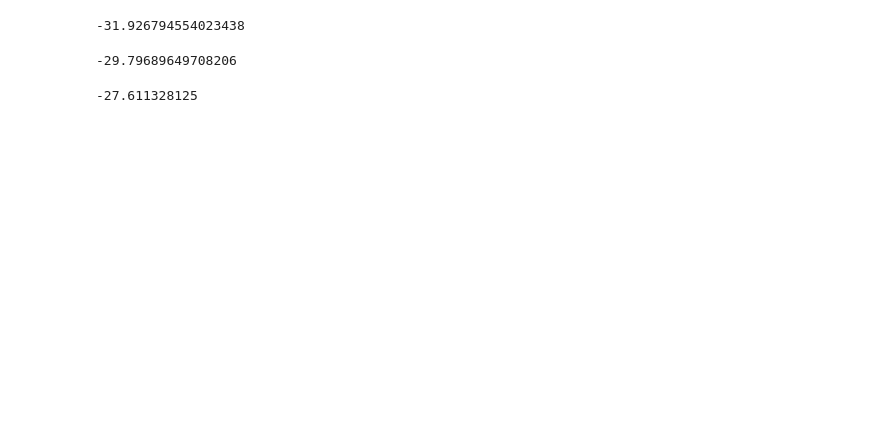
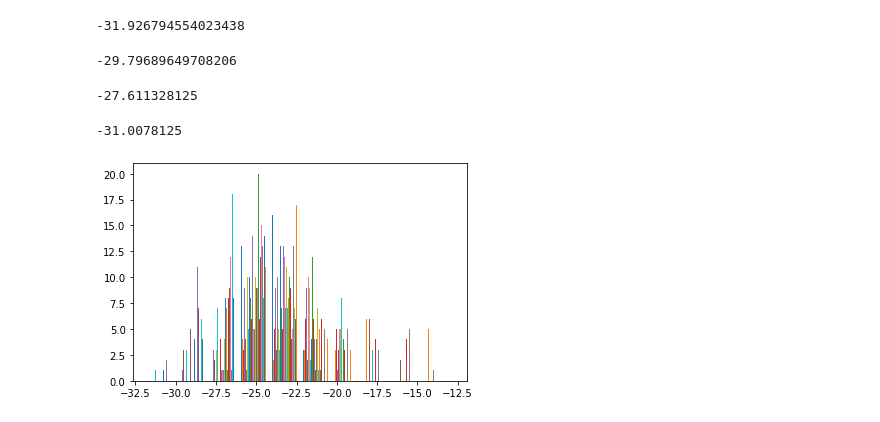
Before and after one commit to lasys/hm_master_thesis, a Jupyter notebook: ibm/landscape_comparison/qc/landscape_comparison_qc_butterfly_weights.ipynb, the cells around one changed output. Cells and saved outputs as stored; diff of their text form; code cells hidden in the pictures; blank space fills up the shorter version.

```diff
--- a/ibm/landscape_comparison/qc/landscape_comparison_qc_butterfly_weights.ipynb
+++ b/ibm/landscape_comparison/qc/landscape_comparison_qc_butterfly_weights.ipynb
@@ -201,3 +201,12 @@ np.min(em_landscape)
 np.min(noise_landscape)
 # %% [output]
 -27.611328125
+# %%
+np.min(sim_landscape)
+# %% [output]
+-31.0078125
+# %%
+plt.hist(gem_landscape)
+plt.show()
+# %% [output]
+[figure, added]
```
Also changed, not shown: parts of 15 cells of this notebook, 2 other files.
